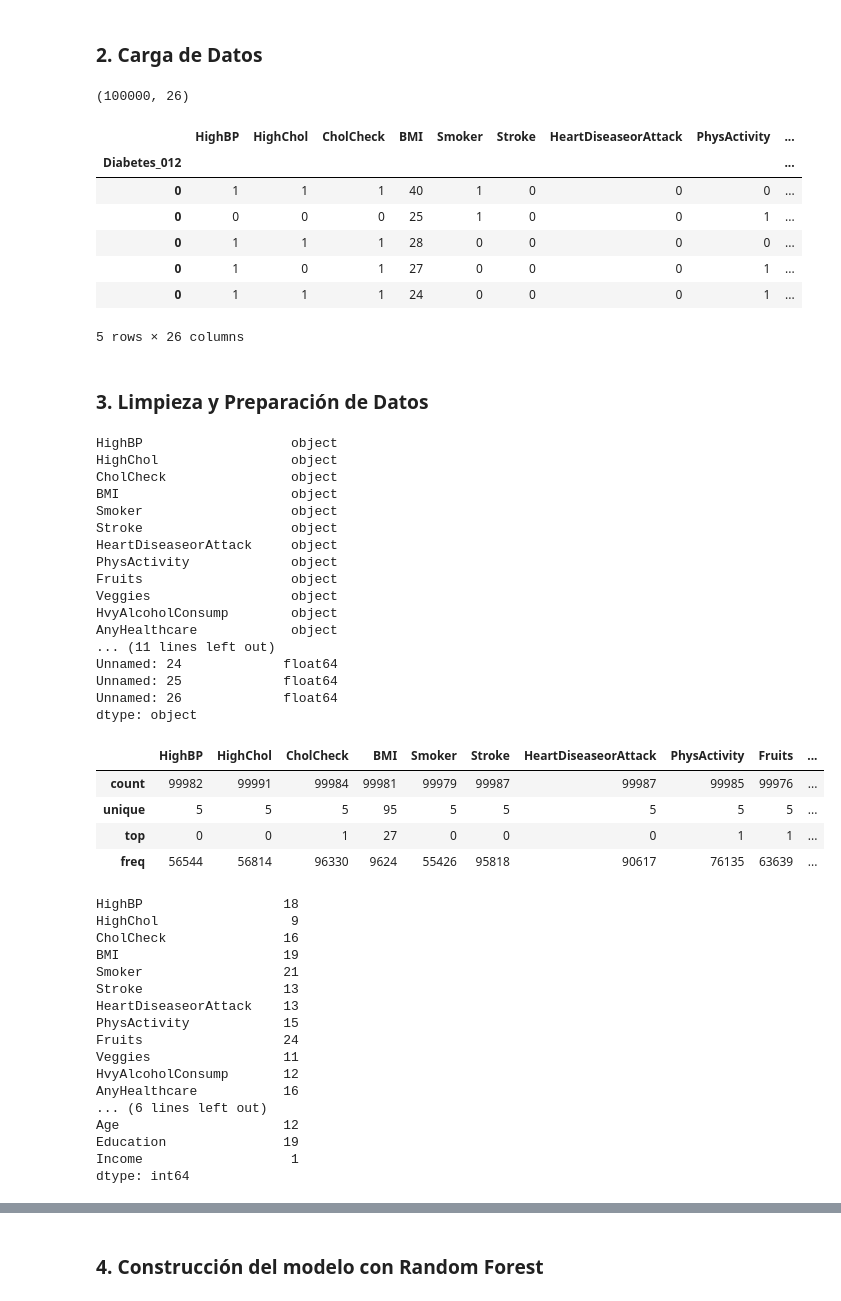
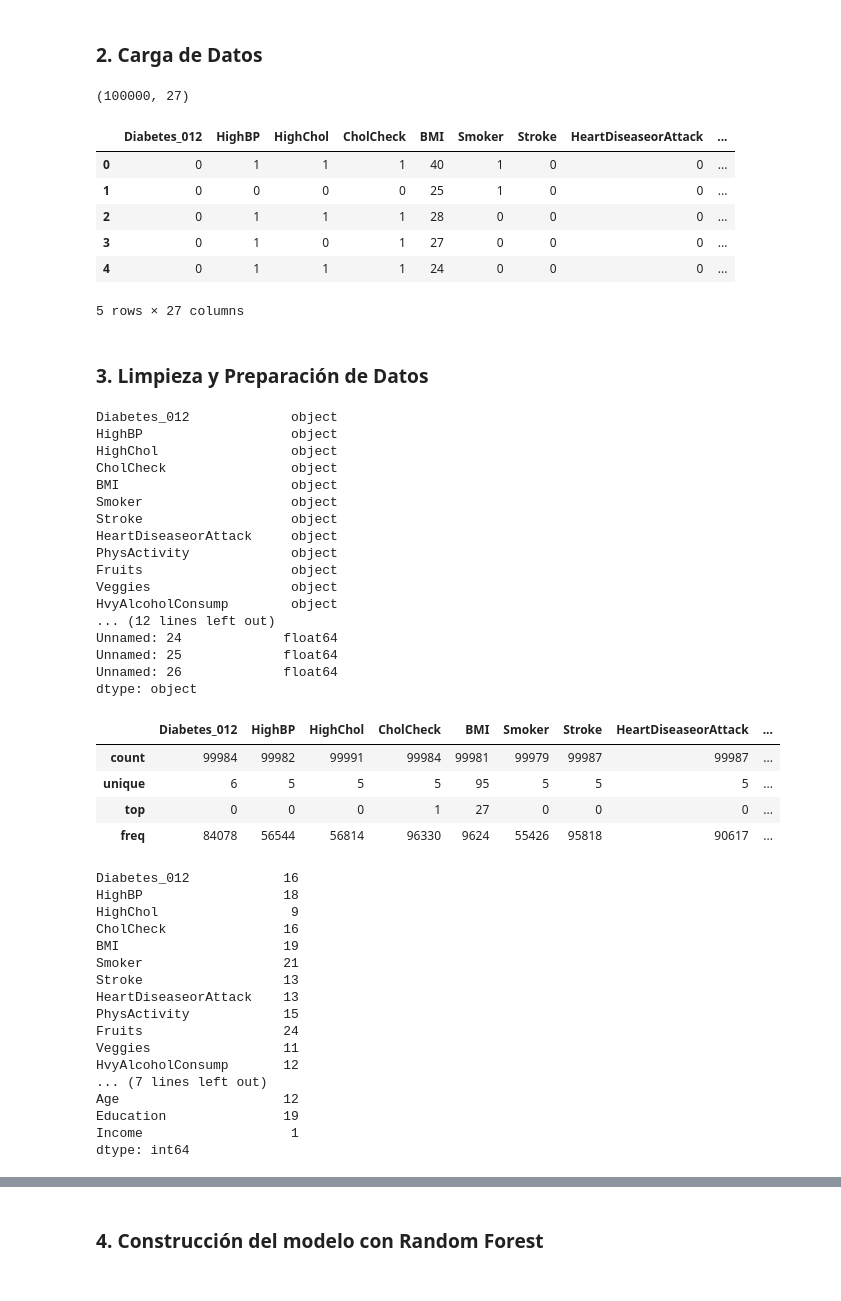
Before and after one commit to Cefigueredo/Lab1_BI, a Jupyter notebook: Random_Forest_Lab1_BI.ipynb, the cells around one changed output, grey strips where cells are left out. Drawn from its saved outputs; the diff is of its cells as text; code cells hidden in the pictures.

```diff
--- a/Random_Forest_Lab1_BI.ipynb
+++ b/Random_Forest_Lab1_BI.ipynb
@@ -15,30 +37,30 @@ from sklearn import metrics
 ### 2. Carga de Datos
 # %%
 # Se cargan los datos.
-datos=pd.read_csv('202210_Laboratorio1_data_Datos_Clasificacion_2022.csv', sep=';', encoding = 'utf-8', index_col=0, low_memory=False)
+datos=pd.read_csv('202210_Laboratorio1_data_Datos_Clasificacion_2022.csv', sep=';', encoding = 'utf-8', index_col=None, low_memory=False)
 # %%
 # Cantidad de datos y número de variables
 datos.shape
 # %% [output]
-(100000, 26)
+(100000, 27)
 # %%
 #Visualizacion de los datos
 datos.head()
 # %% [output]
-|  | HighBP | HighChol | CholCheck | BMI | Smoker | Stroke | HeartDiseaseorAttack | PhysActivity | ... |
-| Diabetes_012 |  |  |  |  |  |  |  |  | ... |
-| 0 | 1 | 1 | 1 | 40 | 1 | 0 | 0 | 0 | ... |
-| 0 | 0 | 0 | 0 | 25 | 1 | 0 | 0 | 1 | ... |
-| 0 | 1 | 1 | 1 | 28 | 0 | 0 | 0 | 0 | ... |
-| 0 | 1 | 0 | 1 | 27 | 0 | 0 | 0 | 1 | ... |
-| 0 | 1 | 1 | 1 | 24 | 0 | 0 | 0 | 1 | ... |
+|  | Diabetes_012 | HighBP | HighChol | CholCheck | BMI | Smoker | Stroke | HeartDiseaseorAttack | ... |
+| 0 | 0 | 1 | 1 | 1 | 40 | 1 | 0 | 0 | ... |
+| 1 | 0 | 0 | 0 | 0 | 25 | 1 | 0 | 0 | ... |
+| 2 | 0 | 1 | 1 | 1 | 28 | 0 | 0 | 0 | ... |
+| 3 | 0 | 1 | 0 | 1 | 27 | 0 | 0 | 0 | ... |
+| 4 | 0 | 1 | 1 | 1 | 24 | 0 | 0 | 0 | ... |
-5 rows × 26 columns
+5 rows × 27 columns
 # %% [markdown]
 ### 3. Limpieza y Preparación de Datos
 # %%
 # Podemos ver los tipos de todas la variables.
 datos.dtypes
 # %% [output]
+Diabetes_012             object
 HighBP                   object
 HighChol                 object
 CholCheck                object
@@ -50,8 +72,7 @@ PhysActivity             object
 Fruits                   object
 Veggies                  object
 HvyAlcoholConsump        object
-AnyHealthcare            object
-... (11 lines left out)
+... (12 lines left out)
 Unnamed: 24             float64
 Unnamed: 25             float64
 Unnamed: 26             float64
@@ -59,19 +83,20 @@ dtype: object
 # %%
 # Eliminar las columnas en nulo
-datos = datos.drop(['Unnamed: 22','Unnamed: 23','Unnamed: 24','Unnamed: 25','Unnamed: 26' ], axis=1)
+datos_n = datos_n.drop(['Unnamed: 22','Unnamed: 23','Unnamed: 24','Unnamed: 25','Unnamed: 26' ], axis=1)
 # %%
 #Ya que solo hay dos tipo int vamos a transformar los demás
-datos.describe()
+datos_n.describe()
 # %% [output]
-|  | HighBP | HighChol | CholCheck | BMI | Smoker | Stroke | HeartDiseaseorAttack | PhysActivity | Fruits | ... |
-| count | 99982 | 99991 | 99984 | 99981 | 99979 | 99987 | 99987 | 99985 | 99976 | ... |
-| unique | 5 | 5 | 5 | 95 | 5 | 5 | 5 | 5 | 5 | ... |
-| top | 0 | 0 | 1 | 27 | 0 | 0 | 0 | 1 | 1 | ... |
-| freq | 56544 | 56814 | 96330 | 9624 | 55426 | 95818 | 90617 | 76135 | 63639 | ... |
+|  | Diabetes_012 | HighBP | HighChol | CholCheck | BMI | Smoker | Stroke | HeartDiseaseorAttack | ... |
+| count | 99984 | 99982 | 99991 | 99984 | 99981 | 99979 | 99987 | 99987 | ... |
+| unique | 6 | 5 | 5 | 5 | 95 | 5 | 5 | 5 | ... |
+| top | 0 | 0 | 0 | 1 | 27 | 0 | 0 | 0 | ... |
+| freq | 84078 | 56544 | 56814 | 96330 | 9624 | 55426 | 95818 | 90617 | ... |
 # %%
 #Encontrar valores nulos en las columnas
-datos.isnull().sum()
+datos_n.isnull().sum()
 # %% [output]
+Diabetes_012            16
 HighBP                  18
 HighChol                 9
 CholCheck               16
@@ -83,8 +108,7 @@ PhysActivity            15
 Fruits                  24
 Veggies                 11
 HvyAlcoholConsump       12
-AnyHealthcare           16
-... (6 lines left out)
+... (7 lines left out)
 Age                     12
 Education               19
 Income                   1
```
Also changed, not shown: parts of 42 cells of this notebook.
